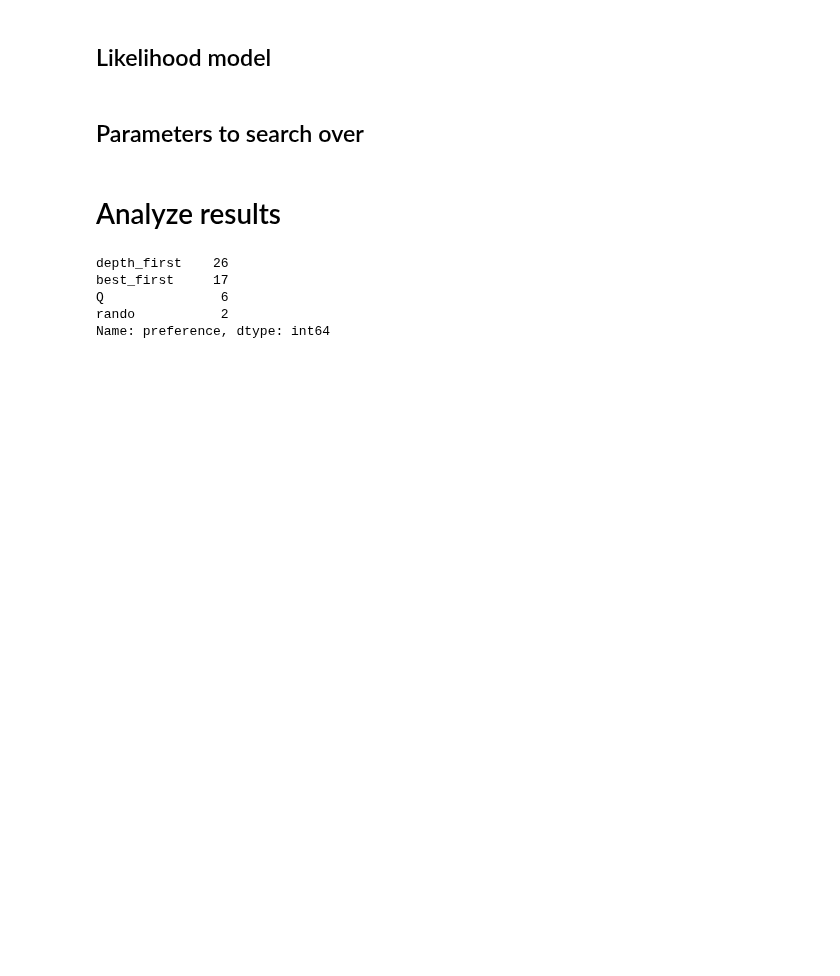
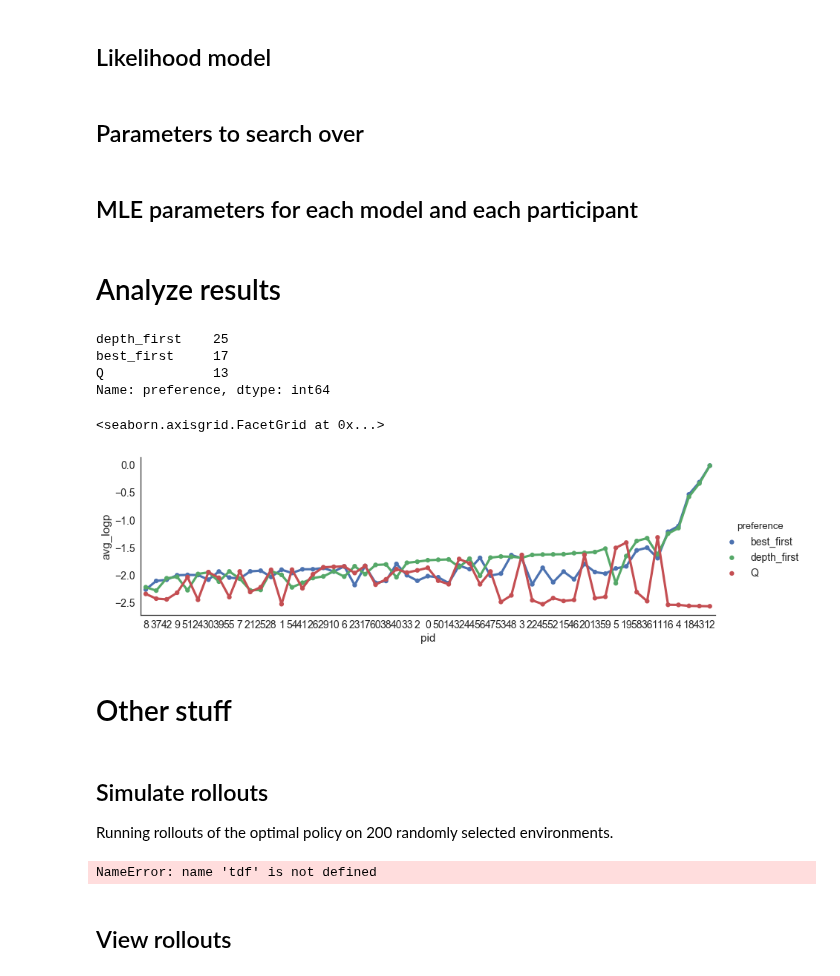
Before and after one commit to fredcallaway/planning, a Jupyter notebook: python/model_comparison.ipynb, the cells around one changed output. Saved outputs shown, nothing was run; the diff lists cells and outputs as text; code cells hidden in the pictures; blank space fills up the shorter version.

Commit message:
update model_comparison

```diff
--- a/python/model_comparison.ipynb
+++ b/python/model_comparison.ipynb
@@ -198,9 +161,9 @@ def rando(state, action):
 # %%
 from analysis_utils import *
 VERSION = 'c1.0'
-data = get_data(VERSION, '../experiment/data')
-pdf = data['participants']
+exp_data = get_data(VERSION, '../experiment/data')
 
+pdf = exp_data['participants']
 pdf = pdf.loc[pdf.completed].copy()
 print(f'{len(pdf)} participants')
 
@@ -208,7 +171,7 @@ def extract(q):
     return list(map(int, q['click']['state']['target']))
 
 complete = list(pdf.index)
-mdf = data['mouselab-mdp'].query('pid == @complete').copy()
+mdf = exp_data['mouselab-mdp'].query('pid == @complete').copy()
 mdf['clicks'] = mdf.queries.apply(extract)
 mdf['n_clicks'] = mdf.clicks.apply(len)
 mdf['thinking'] = mdf['rt'].apply(get(0, default=0))
@@ -218,7 +181,7 @@ tdf.trial_index -= tdf.trial_index.min()
 tdf.trial_index = tdf.trial_index.astype(int)
 tdf.trial_id = tdf.trial_id.astype(int)
 
-pdf['total_time'] = data['survey-text'].time_elapsed / 60000
+pdf['total_time'] = exp_data['survey-text'].time_elapsed / 60000
 
 pdf['n_clicks'] = tdf.groupby('pid').n_clicks.mean()
 pdf['score'] = tdf.groupby('pid').score.mean()
@@ -310,9 +279,18 @@ models = {
         'satisfice': [None],
         'prune': [None],
     },
+    'rando': {
+        'pref': rando,
+        'temp': TEMP,
+        'p_error': P_ERROR,
+        'satisfice': [None],
+        'prune': [None],
+    },
 }
+# %% [markdown]
+## MLE parameters for each model and each participant
 # %%
-def best_logp(df, n=1, group=None):
+def best_logp_logp(df, n=1, group=None):
     if group:
         return df.groupby(group).apply(lambda d: d.nlargest(n, 'logp')).reset_index(drop=True)
     else:
@@ -333,9 +311,9 @@ def maximum_likelihood(data, pref, temp, p_error, satisfice, prune,
             grid = pd.Series(total_logp.flat, index=idx, name='logp').reset_index()
             grid['satisfice'] = sat
             grid['prune'] = prn
-            choices.append(best(grid, n_keep_temp_error))
+            choices.append(best_logp(grid, n_keep_temp_error))
 
-    df = best(pd.concat(choices), n_keep_sat_prn)
+    df = best_logp(pd.concat(choices), n_keep_sat_prn)
     df['preference'] = name
     return df
 
@@ -346,7 +324,7 @@ def fit_participants(data):
         for name, params in models.items():
             dfs.append(maximum_likelihood(pid_data, **params))
             dfs[-1]['pid'] = pid
-    return pd.concat(dfs)
+    return pd.concat(dfs).reset_index(drop=True)
 
 results = fit_participants(data)
 # %% [markdown]
@@ -361,18 +339,53 @@ no_click = mdf.query('block == "train_inspector"').groupby('pid').n_clicks.sum()
 exclude = fail_quiz | no_click
 exclude.mean()
 results['exclude'] = list(exclude.loc[results.pid])
-best(results.query('~exclude'), 'pid').preference.value_counts()
+
+mle = best_logp(results.query('~exclude'), group='pid').set_index('pid')
+score = tdf.groupby('pid').score.mean()
+mle['high_score'] = (score > score.median()).astype(int)
+os.makedirs(f'results/{VERSION}/', exist_ok=True)
+mle.to_csv(f'results/{VERSION}/mle.csv')
+mle.preference.value_counts()
 # %% [output]
-depth_first    26
+depth_first    25
 best_first     17
-Q               6
-rando           2
+Q              13
 Name: preference, dtype: int64
+# %%
+results['avg_logp'] = results.logp / list(data.pid.value_counts()[results.pid])
 # %%
 pal = sns.color_palette()
 pal[3] = '#999999'
 
-order = list(results.query('~exclude').groupby('pid').logp.max().sort_values().index)
-sns.factorplot('pid', 'logp', hue='preference',
+order = list(results.query('~exclude').groupby('pid').avg_logp.max().sort_values().index)
+sns.factorplot('pid', 'avg_logp', hue='preference',
                data=results.query('~exclude'),
-               aspect=3, order=order, palette=pal)
+               aspect=3, order=order, palette=pal, markers='.')
+# %% [output]
+<seaborn.axisgrid.FacetGrid at 0x...>
+[figure, added]
+# %% [markdown]
+# Other stuff
+# %% [markdown]
+## Simulate rollouts
+
+Running rollouts of the optimal policy on 200 randomly selected environments.
+# %%
+from agents import run_episode
+def simulate(policy, envs, seed=None, repeat=1):
+    if seed is None:
+        seed = np.random.randint(1e5)
+    np.random.seed(seed)
+    for env_id, env in envs.items():
+        for _ in range(repeat):
+            trace = run_episode(policy, env)
+            for s, a, r in zip(*get(['states', 'actions', 'rewards'], trace)):
+                yield {'seed': seed, 'cost': abs(env.cost), 'env_id': env_id,
+                       'state': s, 'action': a, 'reward': r}
+
+envs = Series([make_env() for _ in range(200)])
+df_optimal = DataFrame(simulate(optimal_policy, envs))
+# %% [output]
+NameError: name 'tdf' is not defined
+# %% [markdown]
+## View rollouts
```
Also changed, not shown: parts of 8 cells of this notebook.
